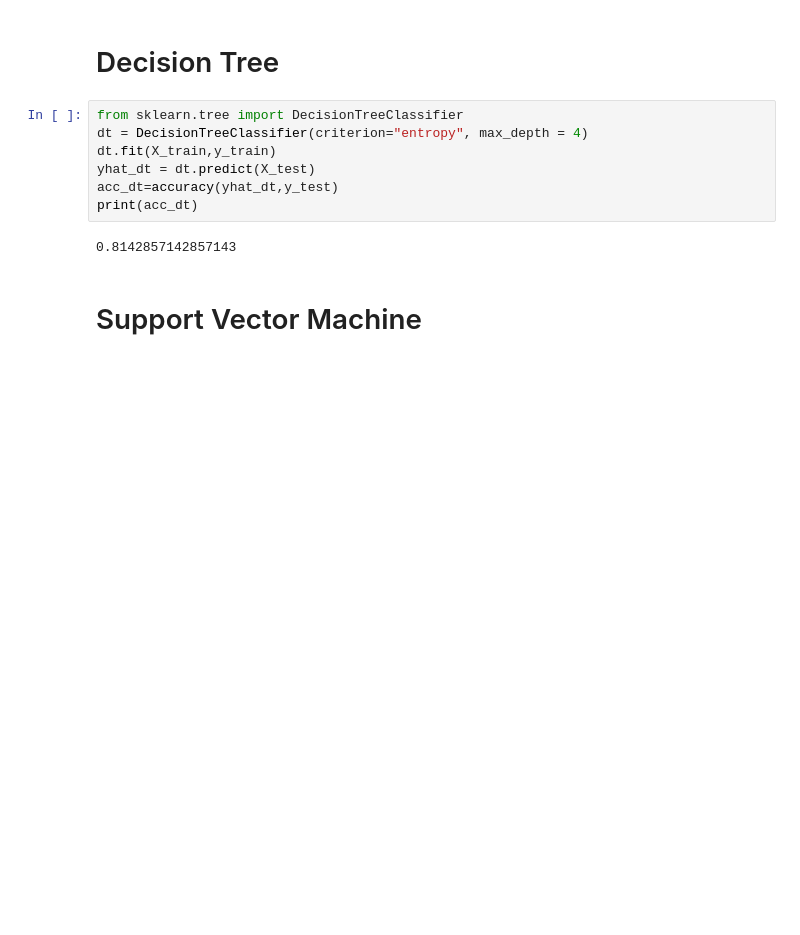
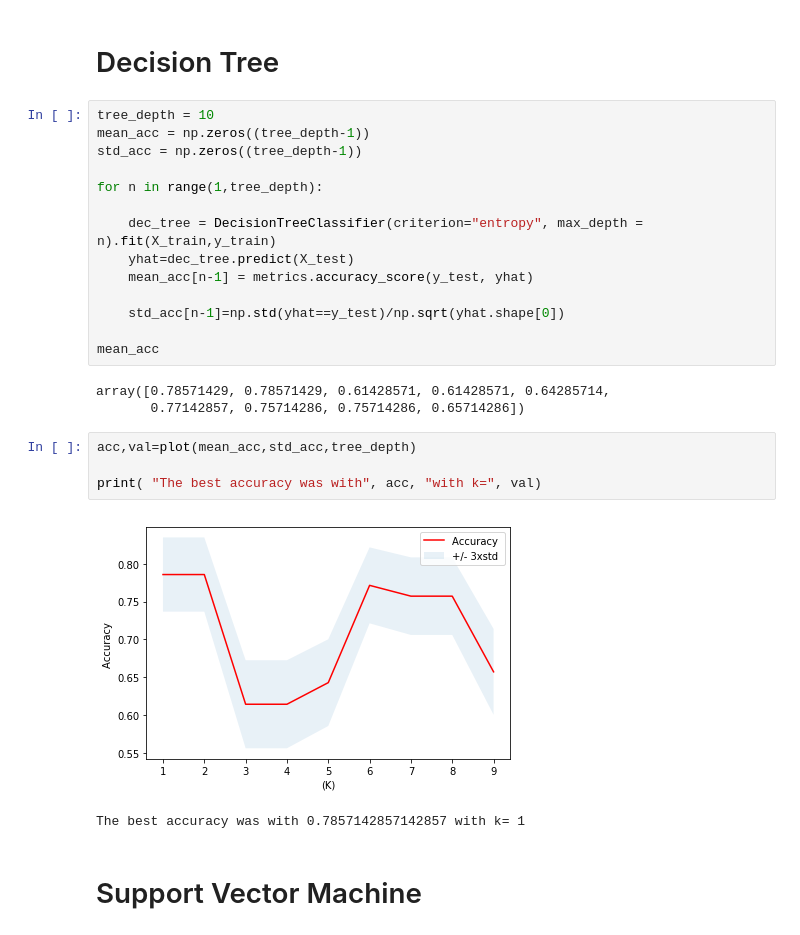
Before and after one commit to rvdrupal/IBM-FInal-Project-ML, a Jupyter notebook: IBM ML ALGO.ipynb, the cells around one changed output. Drawn from its saved outputs; the diff is of its cells as text; blank space fills up the shorter version.

```diff
--- a/IBM ML ALGO.ipynb
+++ b/IBM ML ALGO.ipynb
@@ -326,14 +344,29 @@ print(acc_knn)
 # %% [markdown]
 # Decision Tree
-# %%
-from sklearn.tree import DecisionTreeClassifier
-dt = DecisionTreeClassifier(criterion="entropy", max_depth = 4)
-dt.fit(X_train,y_train)
-yhat_dt = dt.predict(X_test)
-acc_dt=accuracy(yhat_dt,y_test)
-print(acc_dt)
-# %% [output]
-0.8142857142857143
+# %%
+tree_depth = 10
+mean_acc = np.zeros((tree_depth-1))
+std_acc = np.zeros((tree_depth-1))
+
+for n in range(1,tree_depth):
+
+    dec_tree = DecisionTreeClassifier(criterion="entropy", max_depth = n).fit(X_train,y_train)
+    yhat=dec_tree.predict(X_test)
+    mean_acc[n-1] = metrics.accuracy_score(y_test, yhat)
+
+    std_acc[n-1]=np.std(yhat==y_test)/np.sqrt(yhat.shape[0])
+
+mean_acc
+# %% [output]
+array([0.78571429, 0.78571429, 0.61428571, 0.61428571, 0.64285714,
+       0.77142857, 0.75714286, 0.75714286, 0.65714286])
+# %%
+acc,val=plot(mean_acc,std_acc,tree_depth)
+
+print( "The best accuracy was with", acc, "with k=", val)
+# %% [output]
+[figure, added]
+The best accuracy was with 0.7857142857142857 with k= 1
 # %% [markdown]
 # Support Vector Machine
 # %%
```
Also changed, not shown: parts of 28 cells of this notebook.
